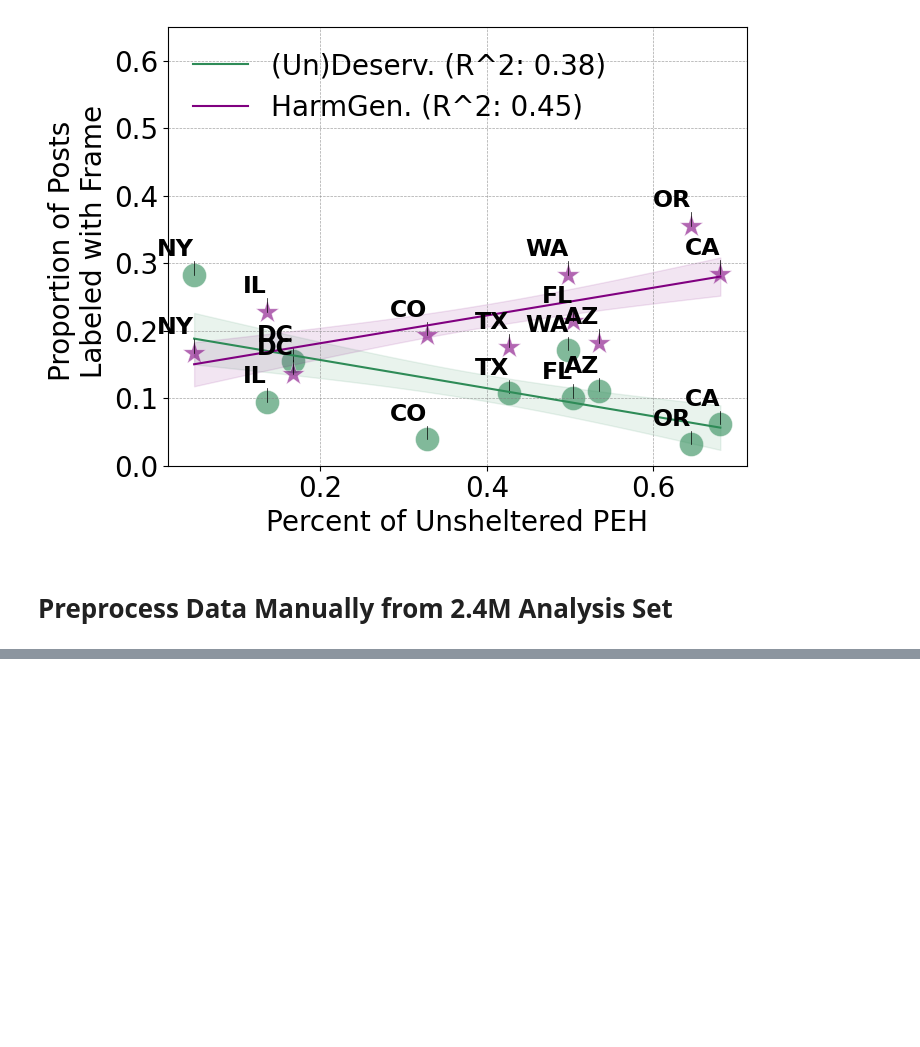
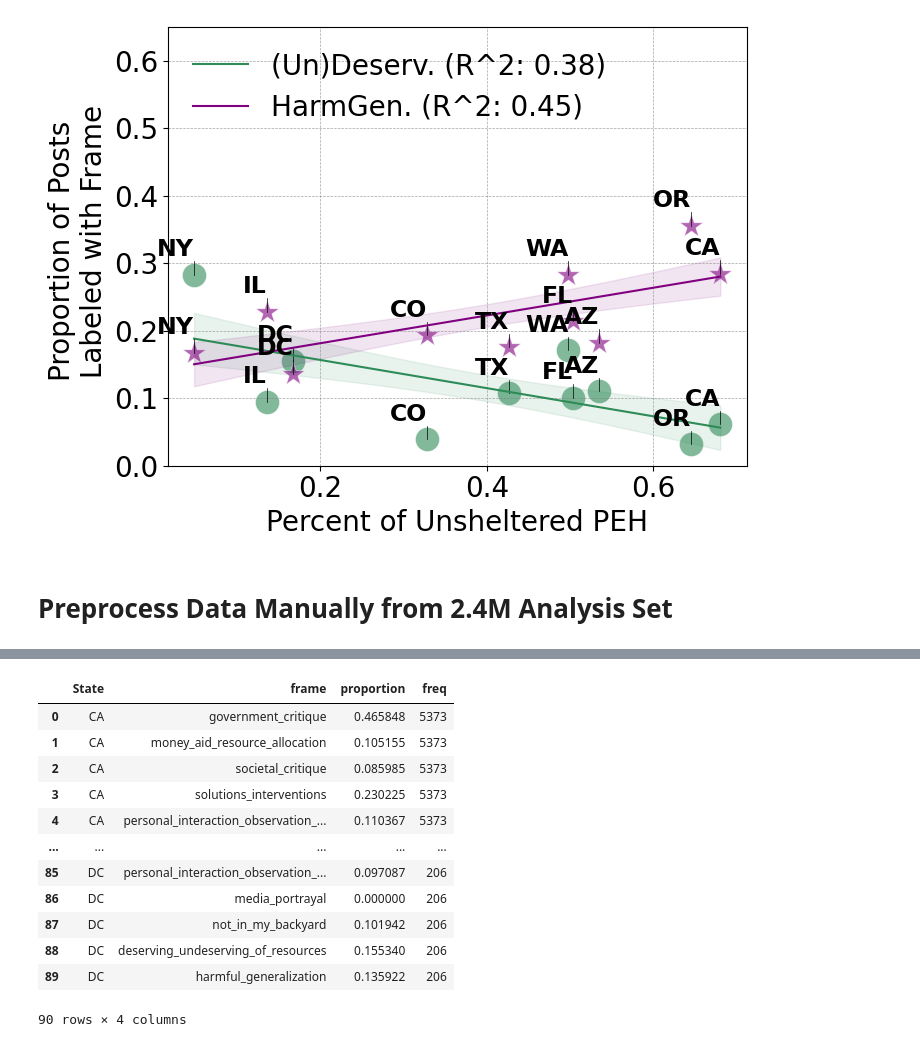
Before and after one commit to dill-lab/oath-frames, a Jupyter notebook: analysis/attitudes_by_state_mentions.ipynb, the cells around one changed output, grey strips where cells are left out. Drawn from its saved outputs; the diff is of its cells as text; code cells hidden in the pictures; blank space fills up the shorter version.

```diff
--- a/analysis/attitudes_by_state_mentions.ipynb
+++ b/analysis/attitudes_by_state_mentions.ipynb
@@ -424,0 +418,30 @@ proportions_df = pd.DataFrame({'State':state_list, 'frame': frame_list, 'proport
+# %%
+anns = load_anns(path_ner, path_analysis)
+
+df = anns
+
+us_states = ['California', 'New York', 'Texas', 'Washington', 'Oregon', 'Florida', 'Illinois', 'Colorado', 'Arizona', 'District of Columbia']
+
+state_list = []
+frame_list = []
+proportion = []
+state_freq = []
+
+for state in us_states:
+    df_state_sub = df[df[state] == 1]
+    df_state_sub_finer = count_finer(df_state_sub)
+
+    for code in codes_updated:
+        if code not in df_state_sub_finer:
+            proportion.append(0)
+        else:
+            proportion.append(df_state_sub_finer[code]/df_state_sub.shape[0])
+        frame_list.append(code)
+    for i in range(9):
+        state_list.append(us_states_mapping[state])
+        state_freq.append(df_state_sub.shape[0])
+
+
+
+proportions_df = pd.DataFrame({'State':state_list, 'frame': frame_list, 'proportion':proportion, 'freq':state_freq})
+# proportions_df.to_csv('state_proportions.csv')
@@ -424,0 +466,16 @@ proportions_df = pd.DataFrame({'State':state_list, 'frame': frame_list, 'proport
+# %%
+proportions_df
+# %% [output]
+|  | State | frame | proportion | freq |
+| 0 | CA | government_critique | 0.465848 | 5373 |
+| 1 | CA | money_aid_resource_allocation | 0.105155 | 5373 |
+| 2 | CA | societal_critique | 0.085985 | 5373 |
+| 3 | CA | solutions_interventions | 0.230225 | 5373 |
+| 4 | CA | personal_interaction_observation_... | 0.110367 | 5373 |
+| ... | ... | ... | ... | ... |
+| 85 | DC | personal_interaction_observation_... | 0.097087 | 206 |
+| 86 | DC | media_portrayal | 0.000000 | 206 |
+| 87 | DC | not_in_my_backyard | 0.101942 | 206 |
+| 88 | DC | deserving_undeserving_of_resources | 0.155340 | 206 |
+| 89 | DC | harmful_generalization | 0.135922 | 206 |
+90 rows × 4 columns
```
Also changed, not shown: parts of 3 cells of this notebook, 9 other files.
